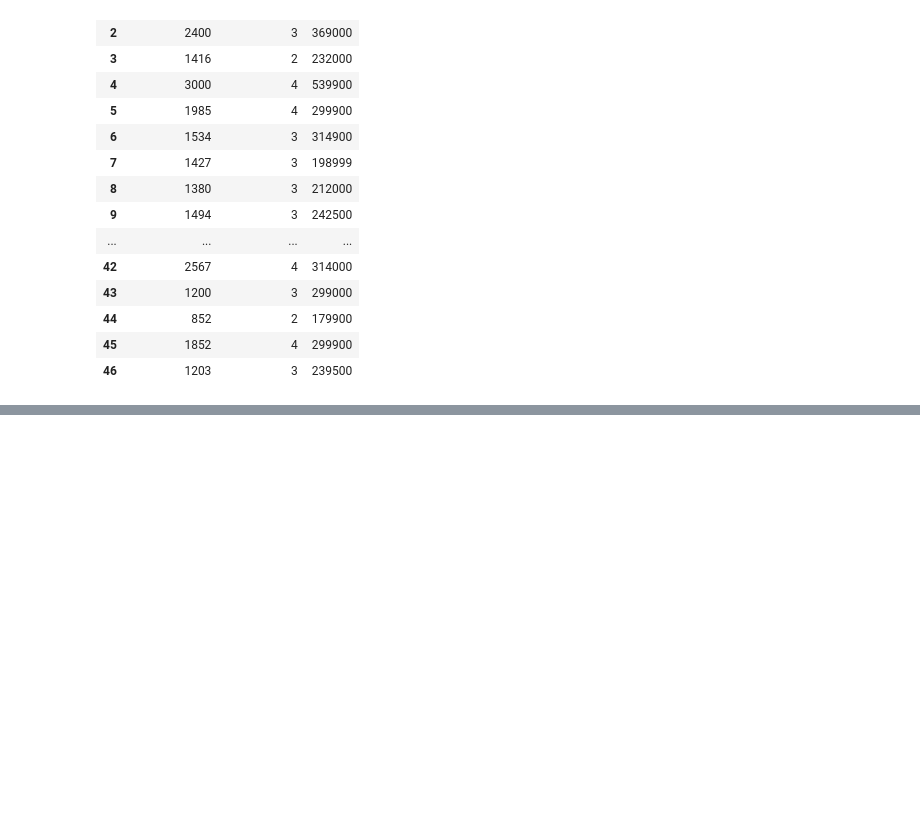
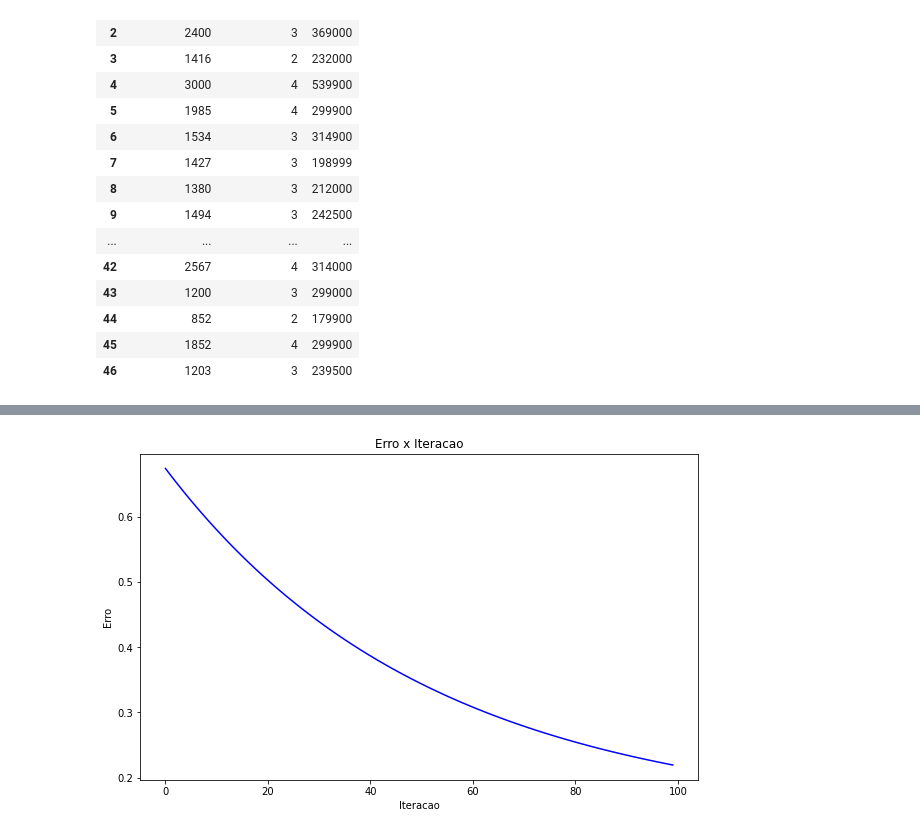
Before and after one commit to BulgarelliM/Computational-Intelligence, a Jupyter notebook: Linear_Regression/linear_reg.ipynb, the cells around one changed output, grey strips where cells are left out. Saved outputs shown, nothing was run; the diff lists cells and outputs as text; code cells hidden in the pictures; blank space fills up the shorter version.

Commit message:
Linear regression - multiple var

```diff
--- a/Linear_Regression/linear_reg.ipynb
+++ b/Linear_Regression/linear_reg.ipynb
@@ -148,0 +163,86 @@ NameError: name 'data2' is not defined
+# %%
+def plot_3d(array_reg, data2):
+    fig = plt.figure(figsize= (16,9))
+    ax = plt.axes(projection = '3d')
+
+    ax.grid(b = True, color = 'grey', linestyle = '-.', linewidth = 0.3, alpha = 0.2)
+
+    my_cmap = plt.get_cmap('hsv')
+
+    sctt = ax.plot_surface(data2['Tamanho_casa'],data2['Num_quartos'], data2["Preco"], alpha = 0.8, c=data2["Preco"], cmap= my_cmap, marker = '-')
+
+    plt.title(f"Regressao Linear multiplas variaveis")
+    ax.set_xlabel('Tamanho_casa')
+    ax.set_ylabel('Num_quartos')
+    ax.set_zlabel('Preco')
+    fig.colorbar(sctt, ax=ax, shrink= 0.5, aspect = 5)
+
+    plt.show()
+    plt.clf()
+    plt.close()
+# %%
+# Gradiente descendente
+# calculo dos parâmetros da regressão linear e da função custo para o conjunto de dados
+
+n_iteracoes = 100
+tx_aprendizado = 0.01
+theta0 = 1
+theta1 = 0.5
+theta2 = 0.25
+
+derivada_erro_theta0 = 0
+derivada_erro_theta1 = 0
+derivada_erro_theta2 = 0
+
+array_erro = []
+array_reg = []
+
+for i in range(n_iteracoes):
+    soma = 0
+    for i, row in data2.iterrows():
+        soma += (theta1*row["Tamanho_casa"] + theta2*row["Num_quartos"] + theta0 - row['Preco'])
+
+    derivada_erro_theta0 = soma/len(data2)
+
+    soma = 0
+    for i, row in data2.iterrows():
+        soma += (theta1*row["Tamanho_casa"] + theta2*row["Num_quartos"] + theta0 - row['Preco'])*row['Tamanho_casa']
+
+    derivada_erro_theta1 = soma/len(data2)
+
+    soma = 0
+    for i, row in data2.iterrows():
+        soma += (theta1*row["Tamanho_casa"] + theta2*row["Num_quartos"] + theta0 - row['Preco'])*row['Num_quartos']
+
+    derivada_erro_theta2 = soma/len(data2)
+
+    theta0 = theta0 - (tx_aprendizado*derivada_erro_theta0)
+    theta1 = theta1 - (tx_aprendizado*derivada_erro_theta1)
+    theta2 = theta2 - (tx_aprendizado*derivada_erro_theta2)
+
+
+    soma = 0
+    for i, row in data2.iterrows():
+        soma += (theta1*row["Tamanho_casa"] + theta2*row["Num_quartos"] + theta0 - row['Preco'])**2
+
+    funcao_custo = soma/(2*len(data2))
+    array_erro.append(funcao_custo)
+
+for i, row in data2.iterrows():
+    array_reg.append(theta1*row["Tamanho_casa"] + theta2*row["Num_quartos"] + theta0)
+
+
+# plota grafico erro x iteracao
+plt.title(f"Erro x Iteracao")
+plt.xlabel("Iteracao")
+plt.ylabel("Erro")
+x = list(range(0, n_iteracoes))
+y = array_erro
+plt.rcParams["figure.figsize"] = (10,6)
+plt.plot(x,y, 'b')
+plt.show()
+
+# plota 3d
+plot_3d(array_reg, data2)
+# %% [output]
+[figure, added]
```
Also changed, not shown: parts of 2 cells of this notebook.
